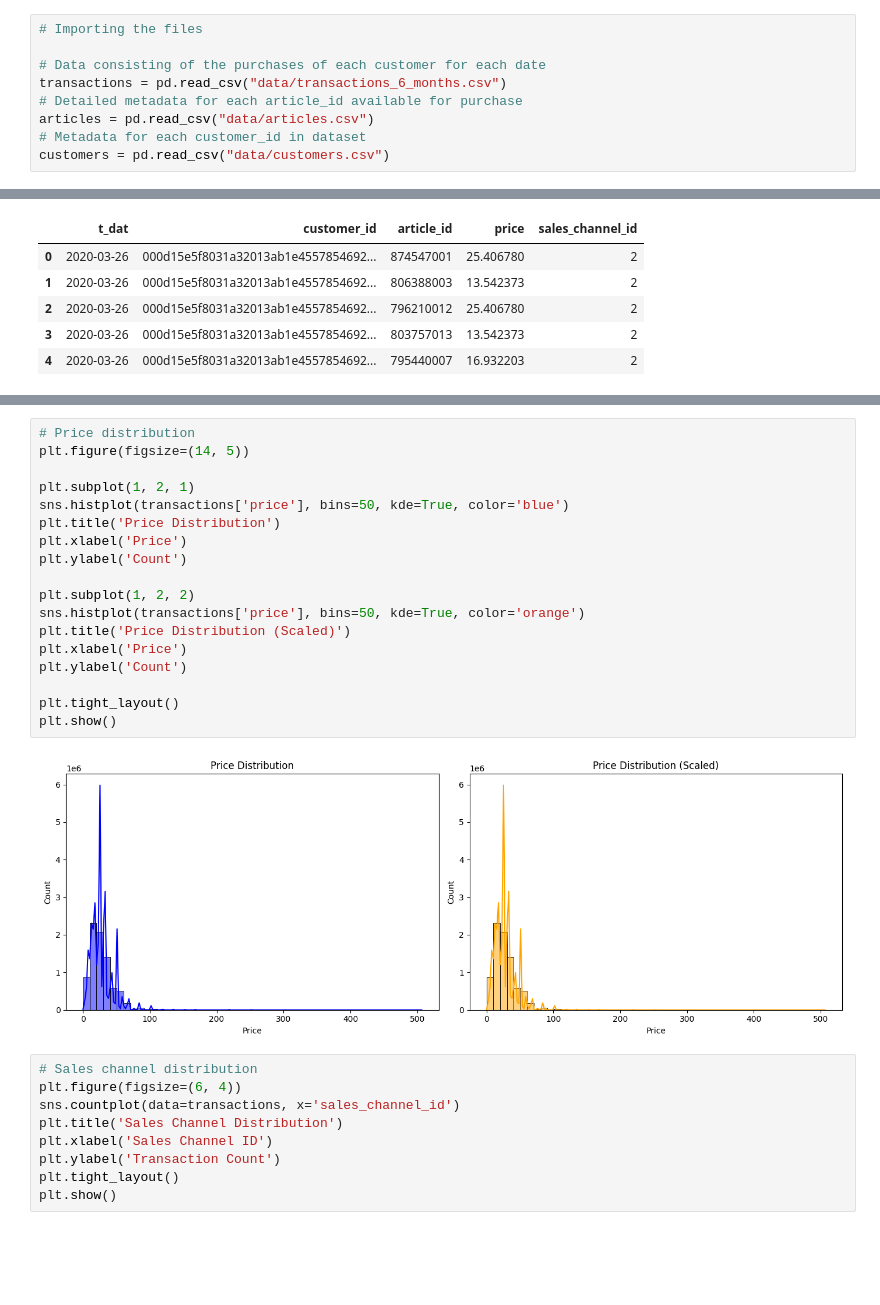
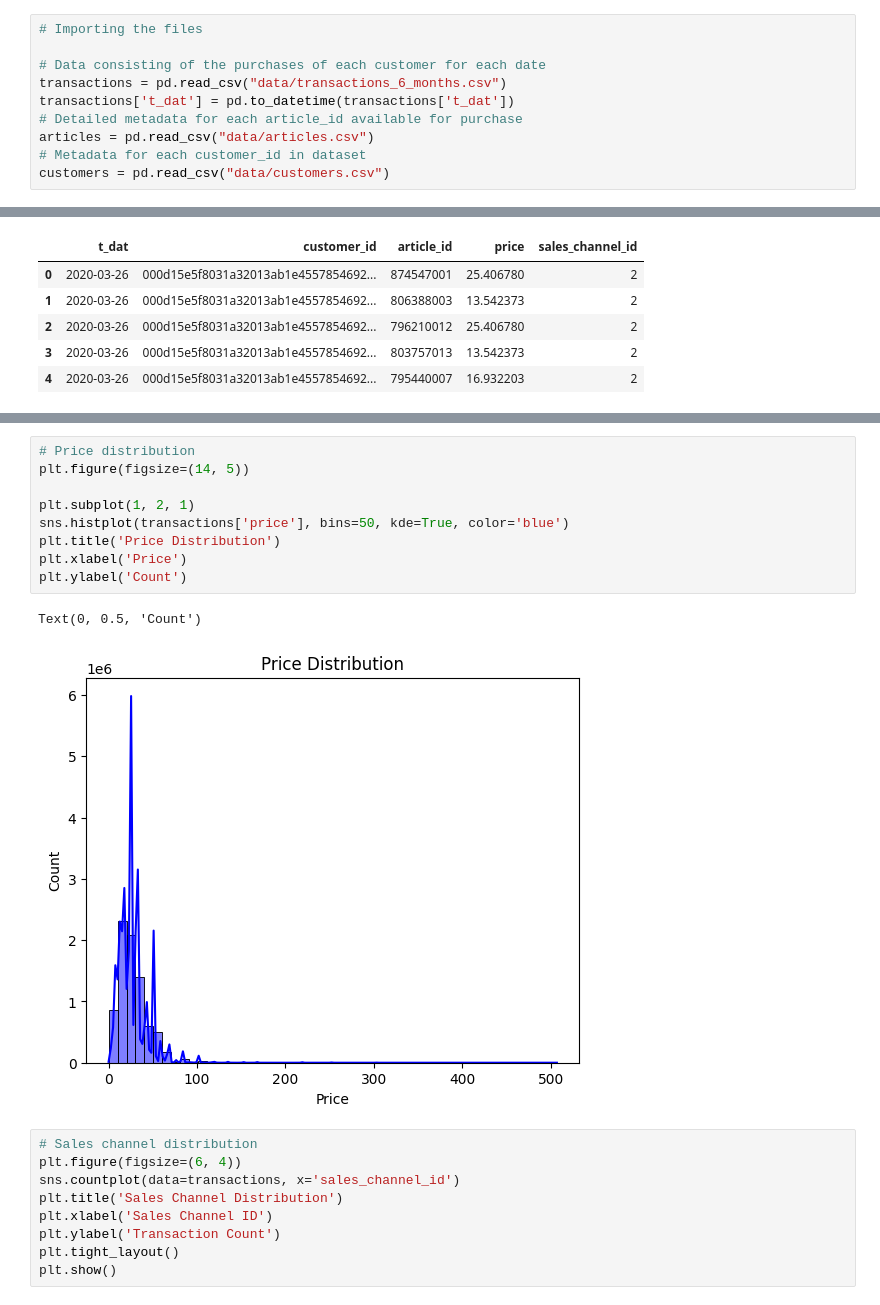
Before and after one commit to MinhGioChai/PowerBI-Final, a Jupyter notebook: EDA.ipynb, the cells around one changed output, grey strips where cells are left out. Cells and saved outputs as stored; diff of their text form; blank space fills up the shorter version.

```diff
--- a/EDA.ipynb
+++ b/EDA.ipynb
@@ -10,6 +11,7 @@ from sklearn.preprocessing import LabelEncoder
 
 # Data consisting of the purchases of each customer for each date
 transactions = pd.read_csv("data/transactions_6_months.csv")
+transactions['t_dat'] = pd.to_datetime(transactions['t_dat'])
 # Detailed metadata for each article_id available for purchase
 articles = pd.read_csv("data/articles.csv")
 # Metadata for each customer_id in dataset
@@ -346,23 +380,15 @@ plt.show()
 # %%
 # Price distribution
 plt.figure(figsize=(14, 5))
 
 plt.subplot(1, 2, 1)
 sns.histplot(transactions['price'], bins=50, kde=True, color='blue')
 plt.title('Price Distribution')
 plt.xlabel('Price')
 plt.ylabel('Count')
-
-plt.subplot(1, 2, 2)
-sns.histplot(transactions['price'], bins=50, kde=True, color='orange')
-plt.title('Price Distribution (Scaled)')
-plt.xlabel('Price')
-plt.ylabel('Count')
-
-plt.tight_layout()
-plt.show()
 # %% [output]
+Text(0, 0.5, 'Count')
-[figure, old version]
+[figure, new version]
 # %%
 # Sales channel distribution
 plt.figure(figsize=(6, 4))
```
Also changed, not shown: parts of 10 cells of this notebook.
